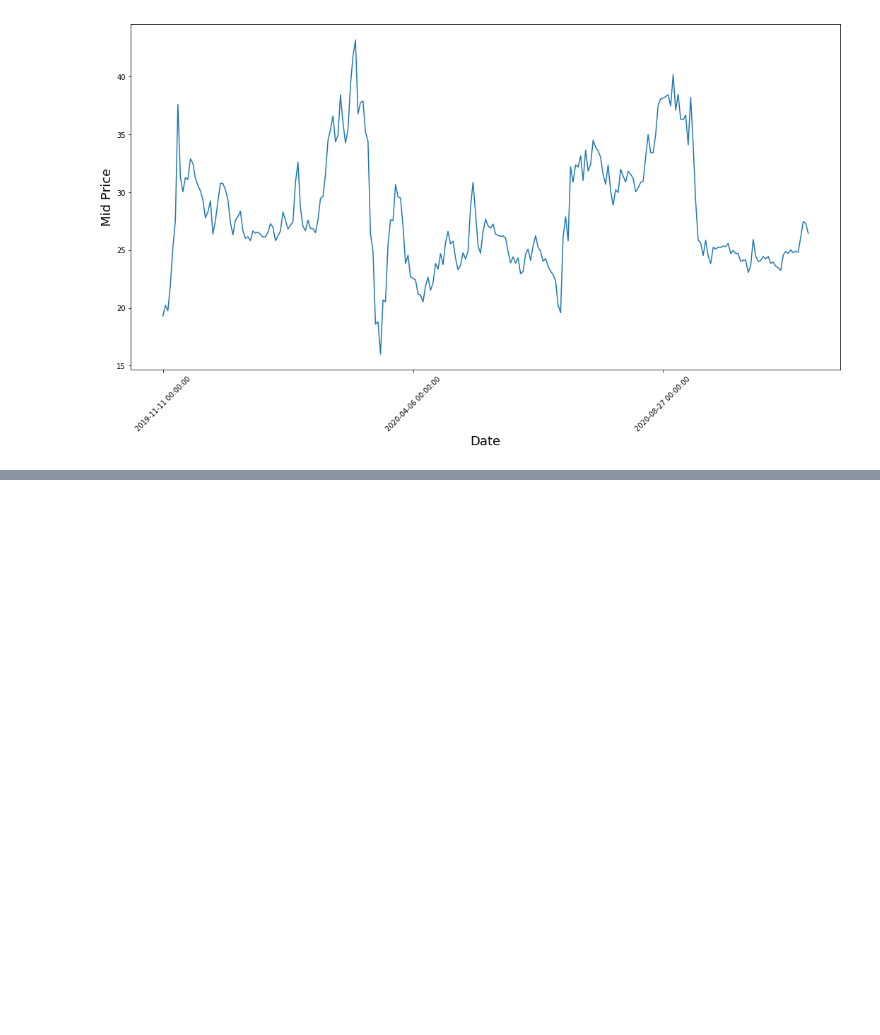
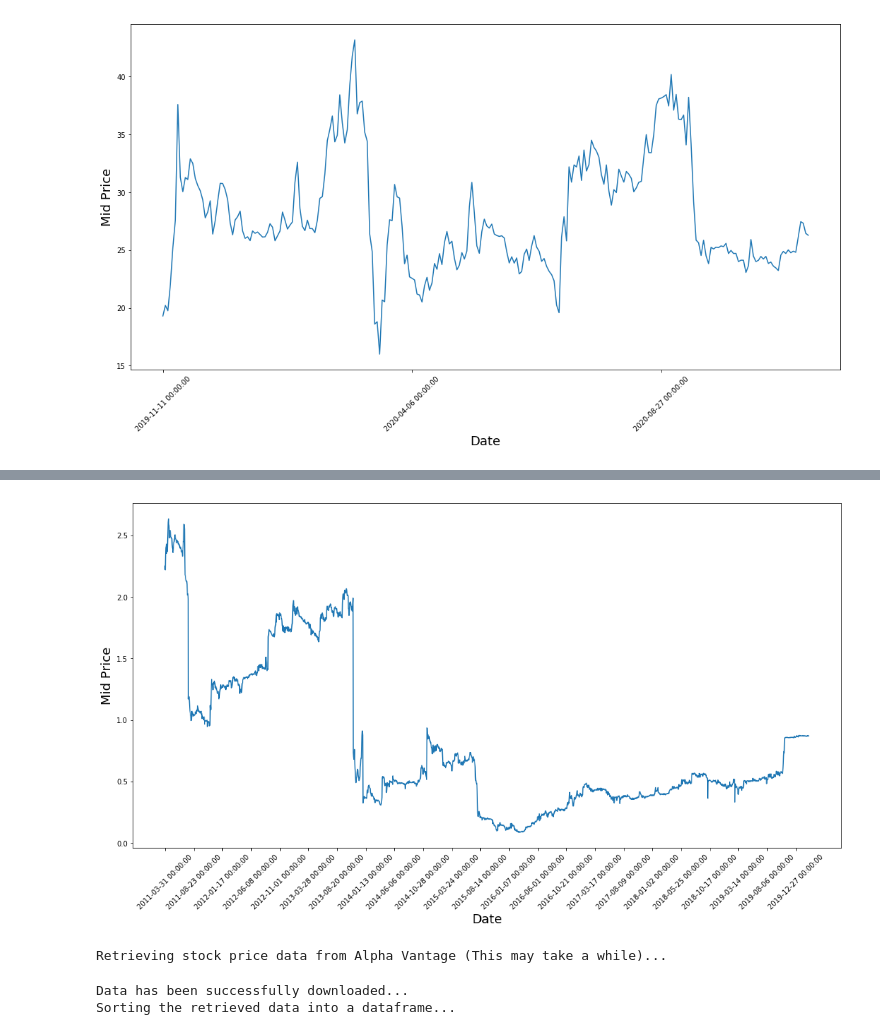
Before and after one commit to aeyavuz/CliTri, a Jupyter notebook: Stock_analysis.ipynb, the cells around one changed output, grey strips where cells are left out. Drawn from its saved outputs; the diff is of its cells as text; code cells hidden in the pictures; blank space fills up the shorter version.

```diff
--- a/Stock_analysis.ipynb
+++ b/Stock_analysis.ipynb
@@ -219,0 +241,19 @@ df_new[df_new['Ticker'] == 'ETNB']
+# %%
+GCVRZ_sanafi['date'] = pd.to_datetime(GCVRZ_sanafi['date'], format='%Y-%m-%d')
+GCVRZ_sanafi.sort_values(by="date", ascending=True, inplace=True)
+GCVRZ_sanafi['high'] = GCVRZ_sanafi['high'].astype(float)
+GCVRZ_sanafi['low'] = GCVRZ_sanafi['low'].astype(float)
+plt.figure(figsize = (18,9))
+plt.plot(range(GCVRZ_sanafi.shape[0]),(GCVRZ_sanafi['low']+GCVRZ_sanafi['high'])/2.0)
+plt.xticks(range(0,GCVRZ_sanafi.shape[0],100),GCVRZ_sanafi['date'].loc[::100],rotation=45)
+plt.xlabel('Date',fontsize=18)
+plt.ylabel('Mid Price',fontsize=18)
+plt.show()
+# %% [output]
+[figure, added]
+# %%
+SNY = request_stock_price_hist('SNY', YOUR_API_KEY)
+# %% [output]
+Retrieving stock price data from Alpha Vantage (This may take a while)...
+Data has been successfully downloaded...
+Sorting the retrieved data into a dataframe...
```
Also changed, not shown: parts of 12 cells of this notebook.
